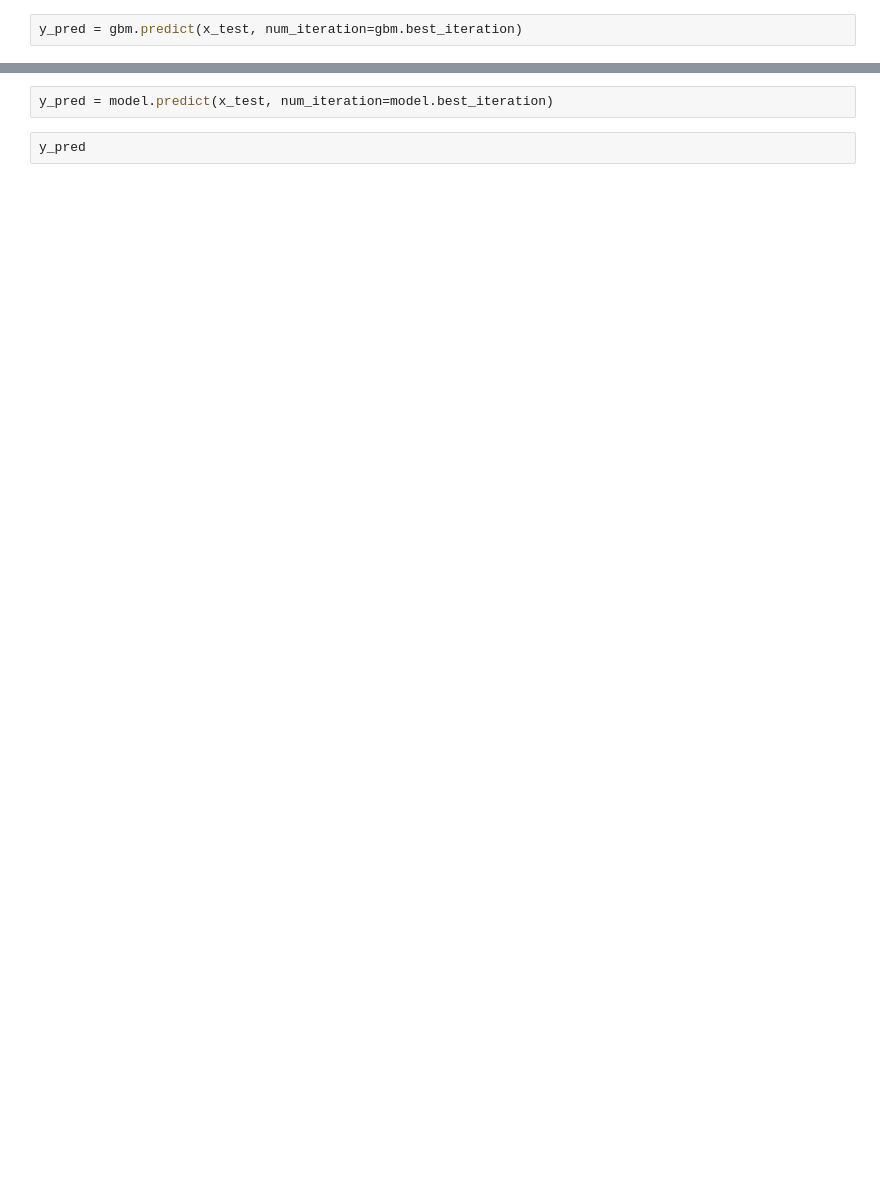
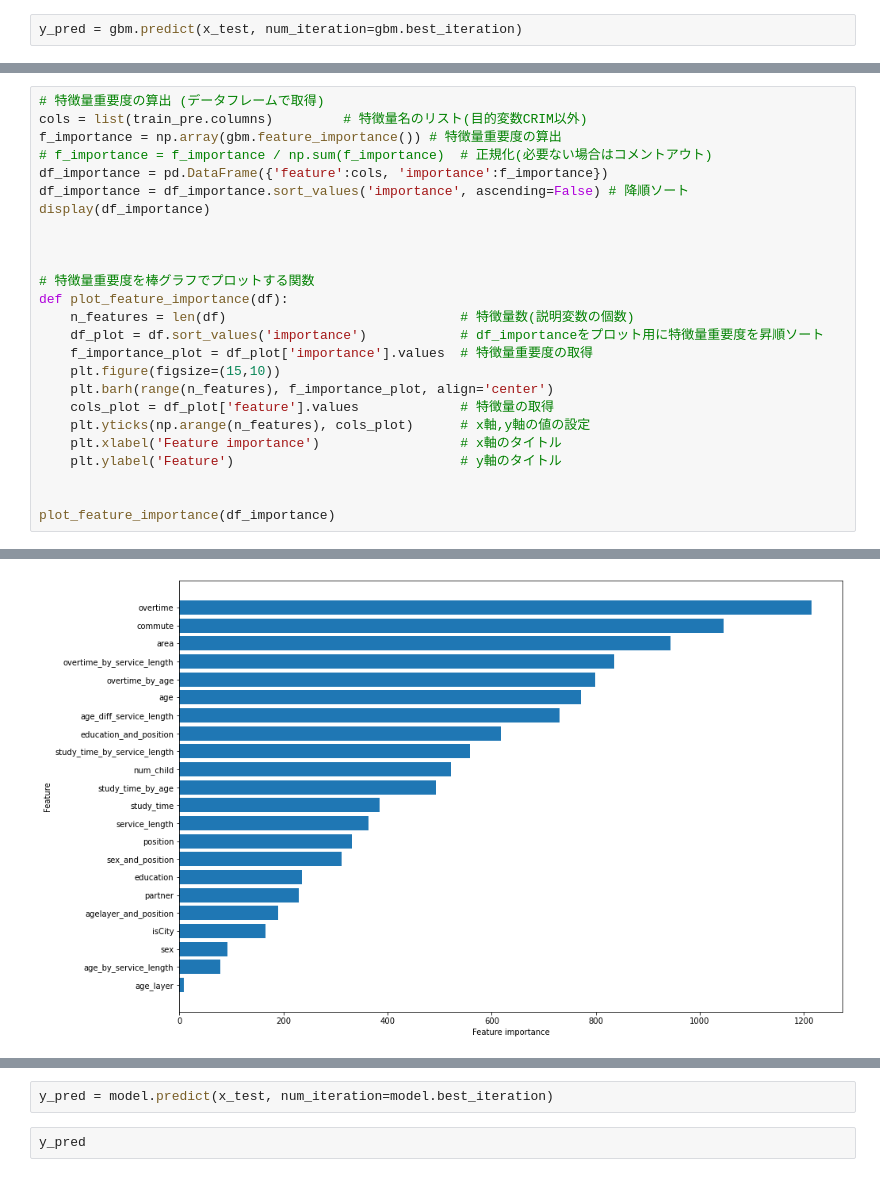
Before and after one commit to fmasaki53/Compete, a Jupyter notebook: probspace/給与推定/GBDT.ipynb, the cells around one changed output, grey strips where cells are left out. Cells and saved outputs as stored; diff of their text form; blank space fills up the shorter version.

```diff
--- a/probspace/給与推定/GBDT.ipynb
+++ b/probspace/給与推定/GBDT.ipynb
@@ -128,0 +129,26 @@ scores  0.961197  22.512628  1139.313376  33.753716
+# %%
+# 特徴量重要度の算出 (データフレームで取得)
+cols = list(train_pre.columns)         # 特徴量名のリスト(目的変数CRIM以外)
+f_importance = np.array(gbm.feature_importance()) # 特徴量重要度の算出
+# f_importance = f_importance / np.sum(f_importance)  # 正規化(必要ない場合はコメントアウト)
+df_importance = pd.DataFrame({'feature':cols, 'importance':f_importance})
+df_importance = df_importance.sort_values('importance', ascending=False) # 降順ソート
+display(df_importance)
+
+
+
+# 特徴量重要度を棒グラフでプロットする関数
+def plot_feature_importance(df):
+    n_features = len(df)                              # 特徴量数(説明変数の個数)
+    df_plot = df.sort_values('importance')            # df_importanceをプロット用に特徴量重要度を昇順ソート
+    f_importance_plot = df_plot['importance'].values  # 特徴量重要度の取得
+    plt.figure(figsize=(15,10))
+    plt.barh(range(n_features), f_importance_plot, align='center')
+    cols_plot = df_plot['feature'].values             # 特徴量の取得
+    plt.yticks(np.arange(n_features), cols_plot)      # x軸,y軸の値の設定
+    plt.xlabel('Feature importance')                  # x軸のタイトル
+    plt.ylabel('Feature')                             # y軸のタイトル
+
+
+plot_feature_importance(df_importance)
+# %% [output]
@@ -129,3 +172,4 @@ scores  0.961197  22.512628  1139.313376  33.753716
+[figure, added]
 # %%
 # optunaチューニング
 params = {
```
Also changed, not shown: parts of 12 cells of this notebook.
